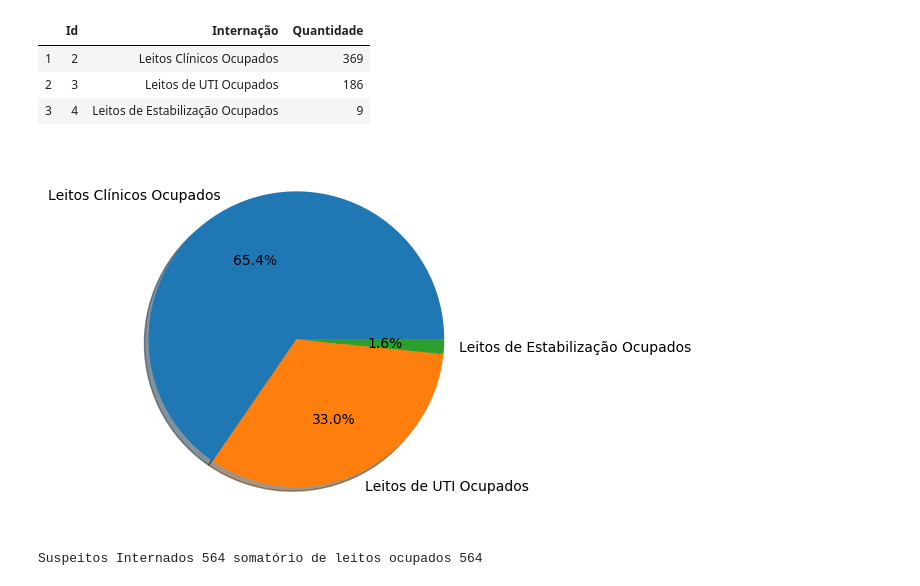
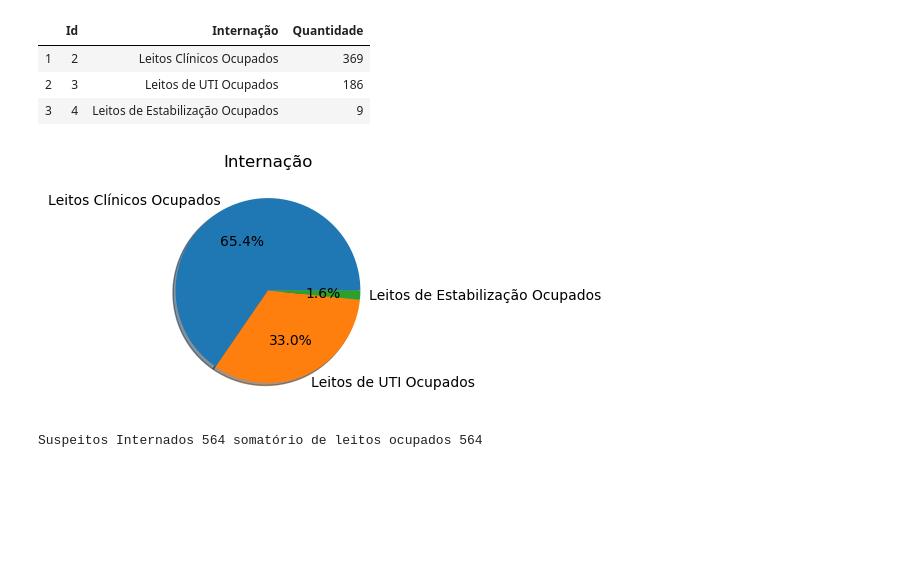
Before and after one commit to SalesRyan/Mapa-Covid-19, a Jupyter notebook: Análise Exploratória/PainelCovid.ipynb, the cells around one changed output. Saved outputs shown, nothing was run; the diff lists cells and outputs as text; code cells hidden in the pictures; blank space fills up the shorter version.

```diff
--- a/Análise Exploratória/PainelCovid.ipynb
+++ b/Análise Exploratória/PainelCovid.ipynb
@@ -367,11 +367,11 @@ dfInternaçãoCopy
 # %%
 labels = dfInternaçãoCopy.Internação.to_list()
 sizes = dfInternaçãoCopy.Quantidade.to_list()
-
+plt.title("Internação")
 plt.pie(sizes,labels=labels,shadow=True,autopct="%1.1f%%")
 plt.show()
 # %% [output]
-[figure, old version]
+[figure, new version]
 # %%
 print("Suspeitos Internados",int(dfInternação[dfInternação.Id == 1].Quantidade), "somatório de leitos ocupados",dfInternaçãoCopy.Quantidade.sum())
 # %% [output]
```
Also changed, not shown: parts of 3 cells of this notebook, 4 other files.
